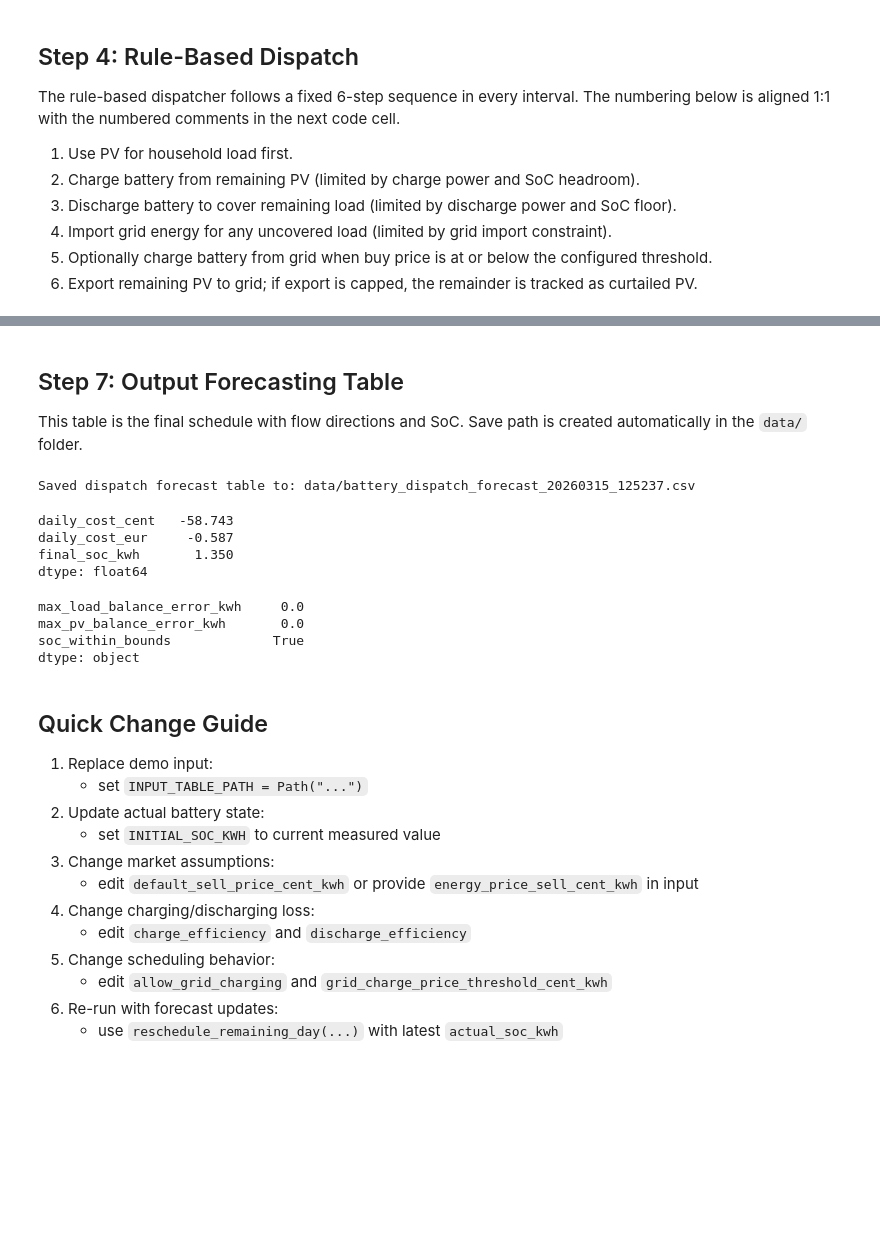
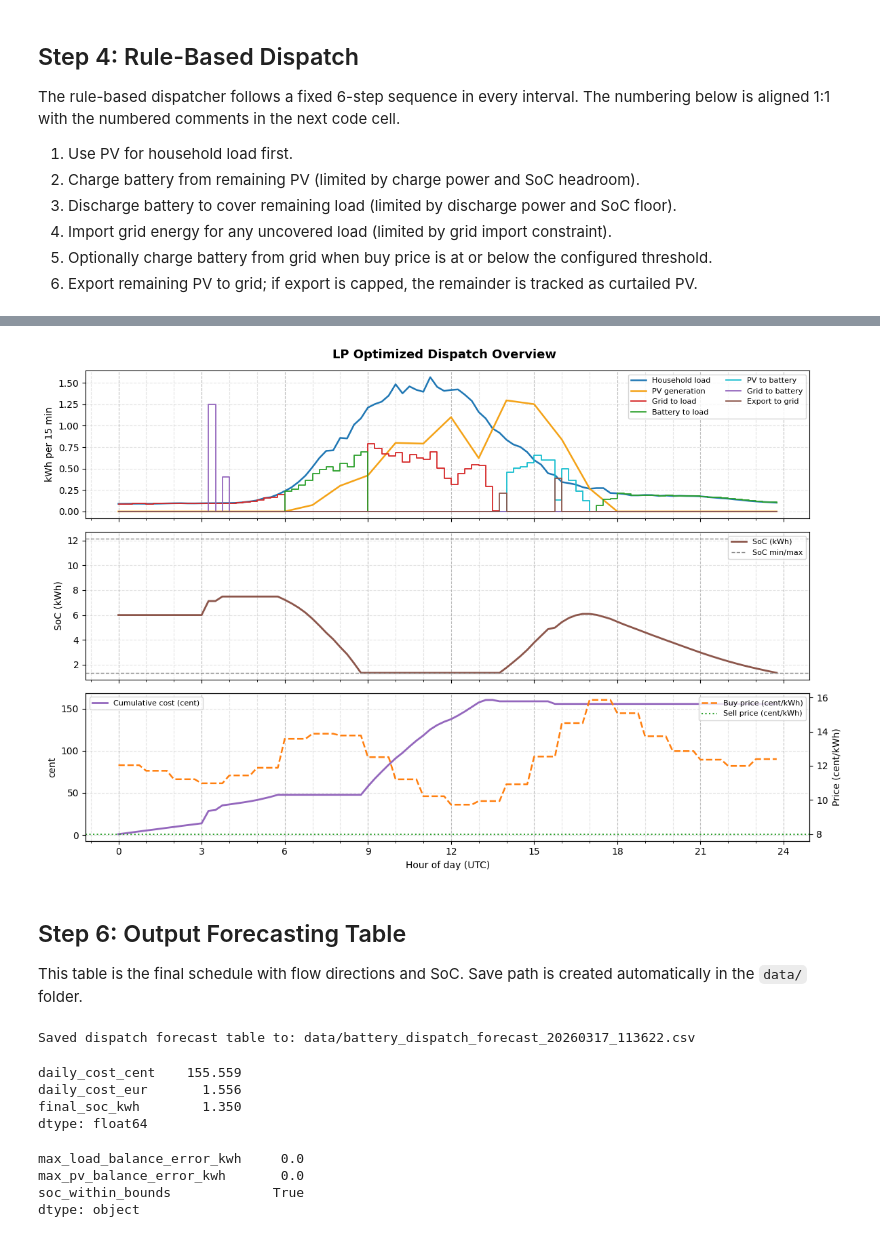
Before and after one commit to joschamz/hems-automation, a Jupyter notebook: battery_dispatch_forecast.ipynb, the cells around one changed output, grey strips where cells are left out. Saved outputs shown, nothing was run; the diff lists cells and outputs as text; code cells hidden in the pictures; blank space fills up the shorter version.

```diff
--- a/battery_dispatch_forecast.ipynb
+++ b/battery_dispatch_forecast.ipynb
@@ -785,5 +637,13 @@ Rows marked as rescheduled: 48
+# %%
+plot_step_dataframe(
+    dispatch_forecast_df,
+    params=PARAMS,
+    title="LP Optimized Dispatch Overview",
+)
+# %% [output]
+[figure, added]
 # %% [markdown]
-## Step 7: Output Forecasting Table
+## Step 6: Output Forecasting Table
 
 This table is the final schedule with flow directions and SoC.
 Save path is created automatically in the `data/` folder.
@@ -797,6 +657,7 @@ OUTPUT_COLUMNS = [
     "grid_to_battery_kwh",
     "export_to_grid_kwh",
     "soc_kwh",
+    "soc_min_dynamic_kwh",
     "energy_price_buy_cent_kwh",
     "energy_price_sell_cent_kwh",
     "interval_cost_cent",
@@ -805,8 +666,7 @@ OUTPUT_COLUMNS = [
     "method",
 ]
 
-final_dispatch_df = dispatch_forecast_df.copy()
-final_dispatch_df = final_dispatch_df[OUTPUT_COLUMNS].copy()
+final_dispatch_df = dispatch_forecast_df[OUTPUT_COLUMNS].copy()
 
 output_dir = Path("data")
 output_dir.mkdir(parents=True, exist_ok=True)
@@ -824,10 +684,10 @@ daily_summary = pd.Series(
 print(f"Saved dispatch forecast table to: {output_path}")
 daily_summary
 # %% [output]
-Saved dispatch forecast table to: data/battery_dispatch_forecast_20260315_125237.csv
+Saved dispatch forecast table to: data/battery_dispatch_forecast_20260317_113622.csv
-daily_cost_cent   -58.743
-daily_cost_eur     -0.587
-final_soc_kwh       1.350
+daily_cost_cent    155.559
+daily_cost_eur       1.556
+final_soc_kwh        1.350
 dtype: float64
 # %%
 def run_balance_checks(dispatch_df: pd.DataFrame, tolerance: float = 1e-6) -> pd.Series:
@@ -866,18 +726,3 @@ max_load_balance_error_kwh     0.0
 max_pv_balance_error_kwh       0.0
 soc_within_bounds             True
 dtype: object
-# %% [markdown]
-## Quick Change Guide
-
-1. Replace demo input:
-   - set `INPUT_TABLE_PATH = Path("...")`
-2. Update actual battery state:
-   - set `INITIAL_SOC_KWH` to current measured value
-3. Change market assumptions:
-   - edit `default_sell_price_cent_kwh` or provide `energy_price_sell_cent_kwh` in input
-4. Change charging/discharging loss:
-   - edit `charge_efficiency` and `discharge_efficiency`
-5. Change scheduling behavior:
-   - edit `allow_grid_charging` and `grid_charge_price_threshold_cent_kwh`
-6. Re-run with forecast updates:
-   - use `reschedule_remaining_day(...)` with latest `actual_soc_kwh`
```
Also changed, not shown: parts of 22 cells of this notebook, 3 other files.
